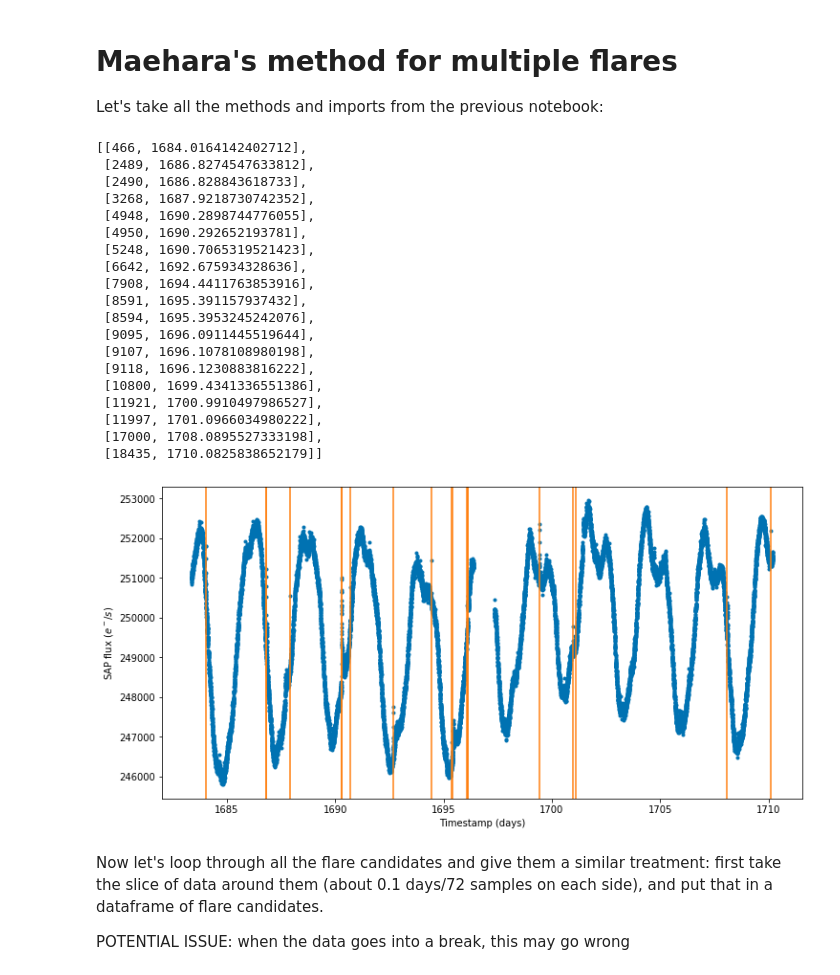
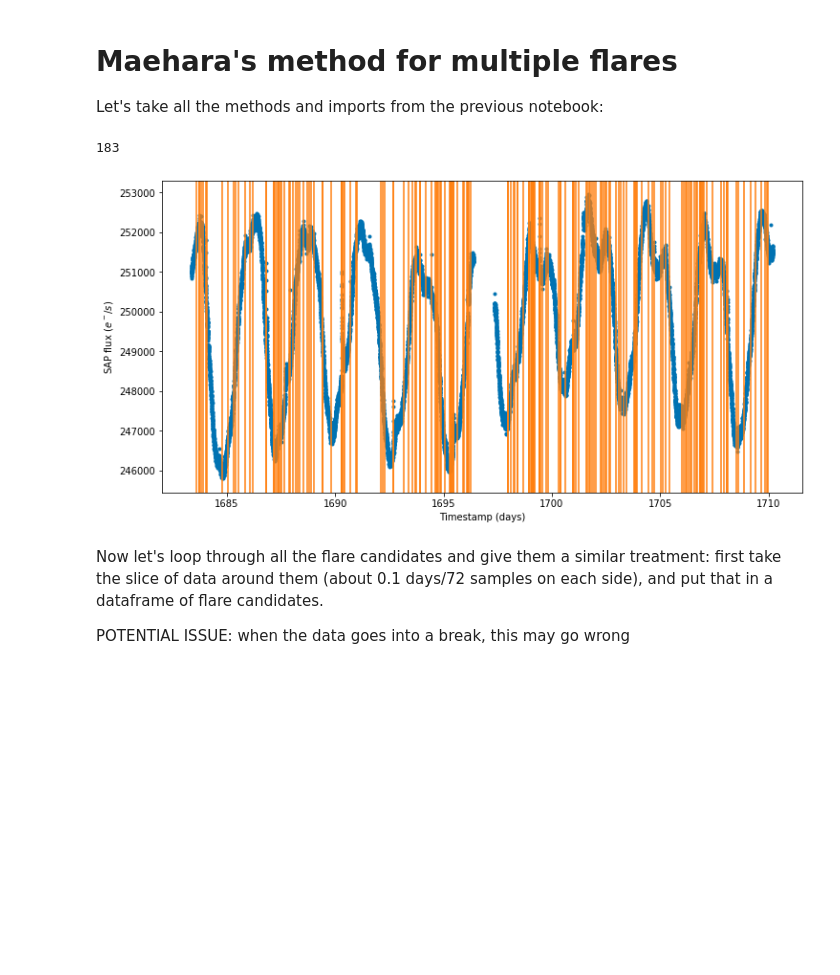
Before and after one commit to tedkorho/gradu-star, a Jupyter notebook: notebooks/nb04-multiple-detection/nb04.ipynb, the cells around one changed output. Drawn from its saved outputs; the diff is of its cells as text; code cells hidden in the pictures; blank space fills up the shorter version.

```diff
--- a/notebooks/nb04-multiple-detection/nb04.ipynb
+++ b/notebooks/nb04-multiple-detection/nb04.ipynb
@@ -30,56 +30,38 @@ def slice_t_pdc(t,lc,t0,t1):
     Returns a tuple (tslice, lcslice) of the time and the lightcurve arrays
     between t0 and t1
     '''
     tslice1 = t[t < t1]
     tslice2 = tslice1[tslice1 > t0]
     lslice1 = lc[t < t1]
     lslice2 = lslice1[tslice1 > t0]
     return (tslice2,lslice2)
 
 hdul = fits.open('tess2019198215352-s0014-0000000159613900-0150-s_lc.fits')
 lcdata = hdul[1].data
 pdcflux_raw = lcdata.field(7)
 time_raw = lcdata.field(0)
 has_errors = np.isnan(pdcflux_raw)
 pdcflux = pdcflux_raw[~has_errors]
 time = time_raw[~has_errors]
 
 N = len(pdcflux)
 jumps = np.zeros(N-1)
 for i in range(1,N):
     jumps[i-1] = (pdcflux[i]-pdcflux[i-1])/(time[i]-time[i-1])
 
-top02 = np.percentile(jumps[jumps > 0], 99.8, axis=None, out=None)
+top02 = np.percentile(jumps[jumps > 0], 98, axis=None, out=None)
 lcplot(time,pdcflux)
 
 flare_candidates = []
 for i in range(N-1):
-    if jumps[i] > top02:
+    if jumps[i] > top02 and i < N-100 and i > 30:
         flare_candidates.append([i,time[i]])
         plt.axvline(time[i],color='tab:orange')
 
-flare_candidates
+len(flare_candidates)
 # %% [output]
-[[466, 1684.0164142402712],
- [2489, 1686.8274547633812],
- [2490, 1686.828843618733],
- [3268, 1687.9218730742352],
- [4948, 1690.2898744776055],
- [4950, 1690.292652193781],
- [5248, 1690.7065319521423],
- [6642, 1692.675934328636],
- [7908, 1694.4411763853916],
- [8591, 1695.391157937432],
- [8594, 1695.3953245242076],
- [9095, 1696.0911445519644],
- [9107, 1696.1078108980198],
- [9118, 1696.1230883816222],
- [10800, 1699.4341336551386],
- [11921, 1700.9910497986527],
- [11997, 1701.0966034980222],
- [17000, 1708.0895527333198],
- [18435, 1710.0825838652179]]
+183
-[figure, old version]
+[figure, new version]
 # %% [markdown]
 Now let's loop through all the flare candidates and give them a similar treatment: first take the slice of data around them (about 0.1 days/72 samples on each side), and put that in a dataframe of flare candidates.
 
```
Also changed, not shown: parts of 5 cells of this notebook, 18 other files.
